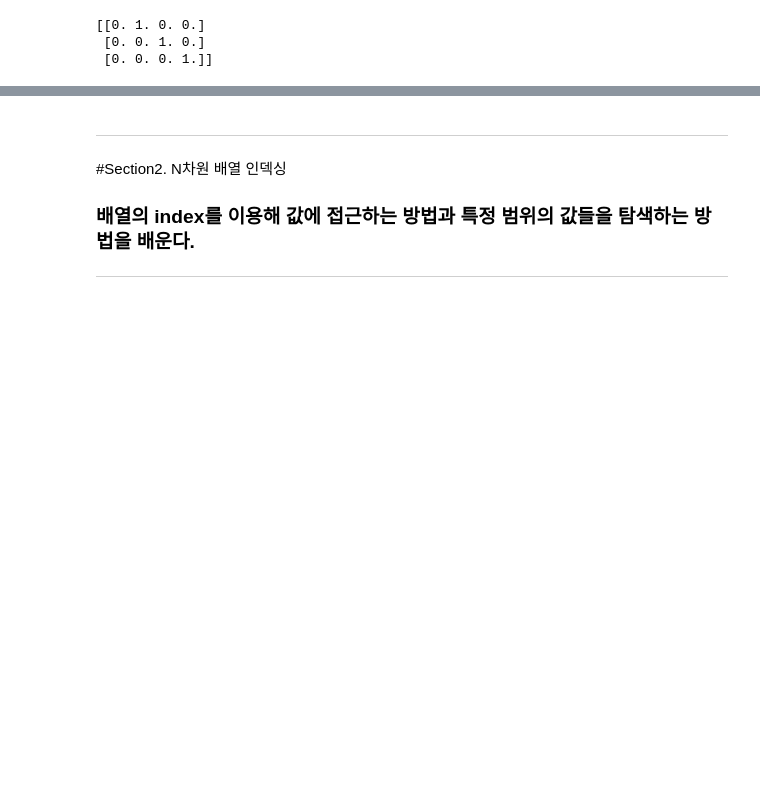
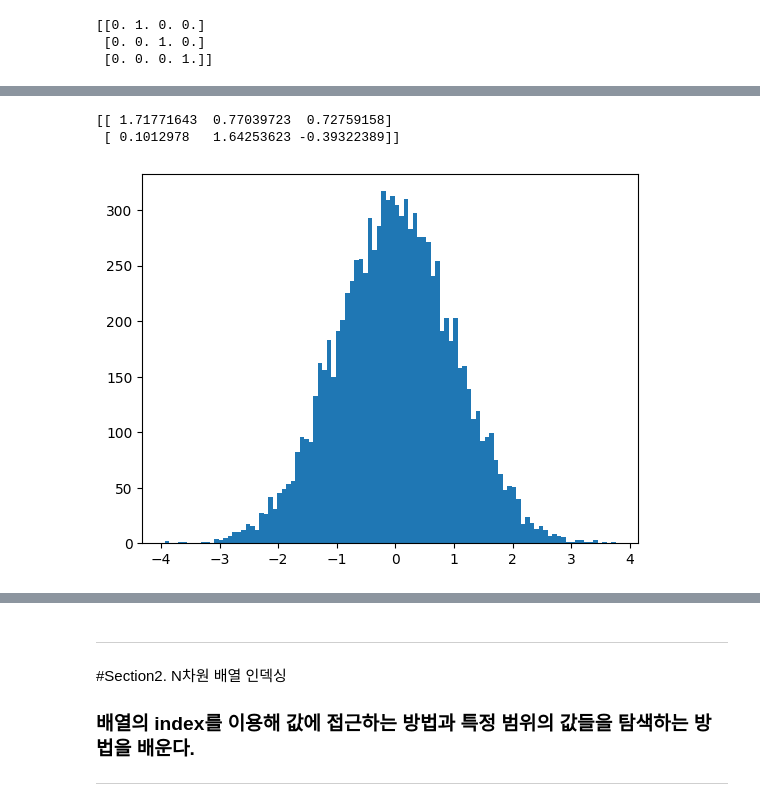
Before and after one commit to hajonghyun/inflearn_Numpy_Basic_for_ds, a Jupyter notebook: 1_numpy.ipynb, the cells around one changed output, grey strips where cells are left out. Saved outputs shown, nothing was run; the diff lists cells and outputs as text; code cells hidden in the pictures; blank space fills up the shorter version.

```diff
--- a/1_numpy.ipynb
+++ b/1_numpy.ipynb
@@ -155,0 +319,16 @@ print(arr)
+# %%
+# np.random.normal()
+arr = np.random.normal(0,1,[2,3])
+print(arr)
+# %% [output]
+[[ 1.71771643  0.77039723  0.72759158]
+ [ 0.1012978   1.64253623 -0.39322389]]
+# %%
+# np.random.normal()
+arr = np.random.normal(0,1,10000)
+# print(arr)
+
+plt.hist(arr,bins=100) # bins는 히스토그램에서 데이터를 나누는 구간의 개수 설정
+plt.show()
+# %% [output]
+[figure, added]
```
Also changed, not shown: parts of 27 cells of this notebook.
